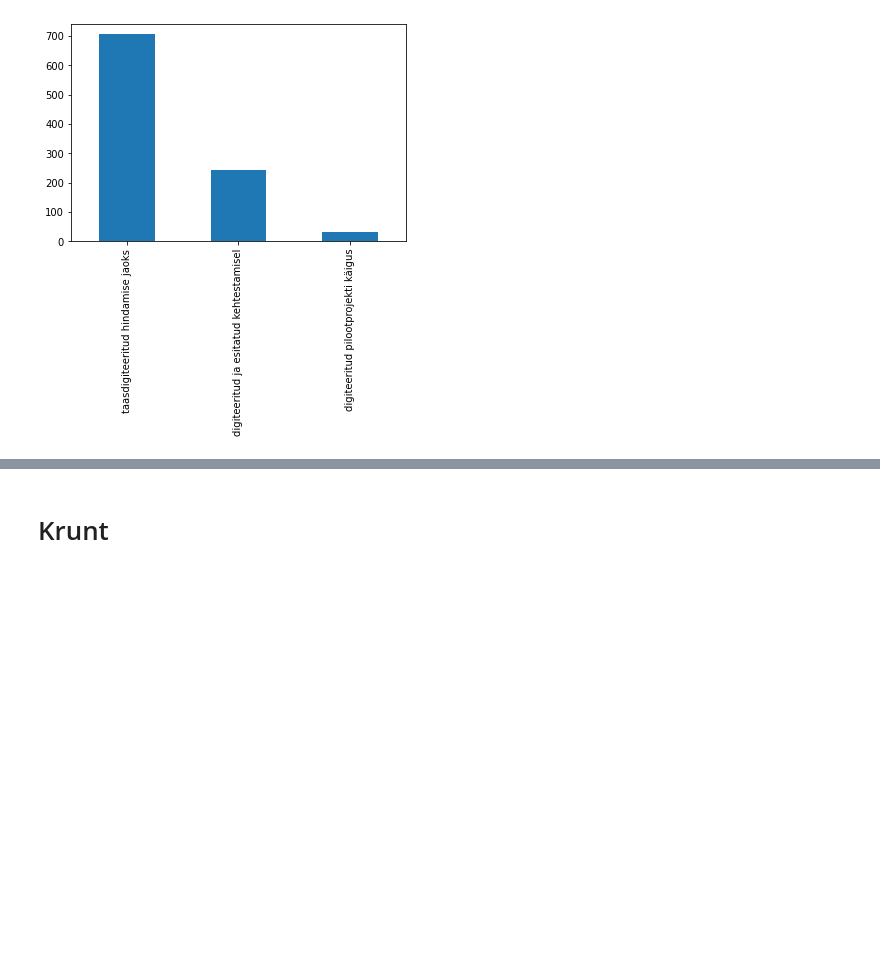
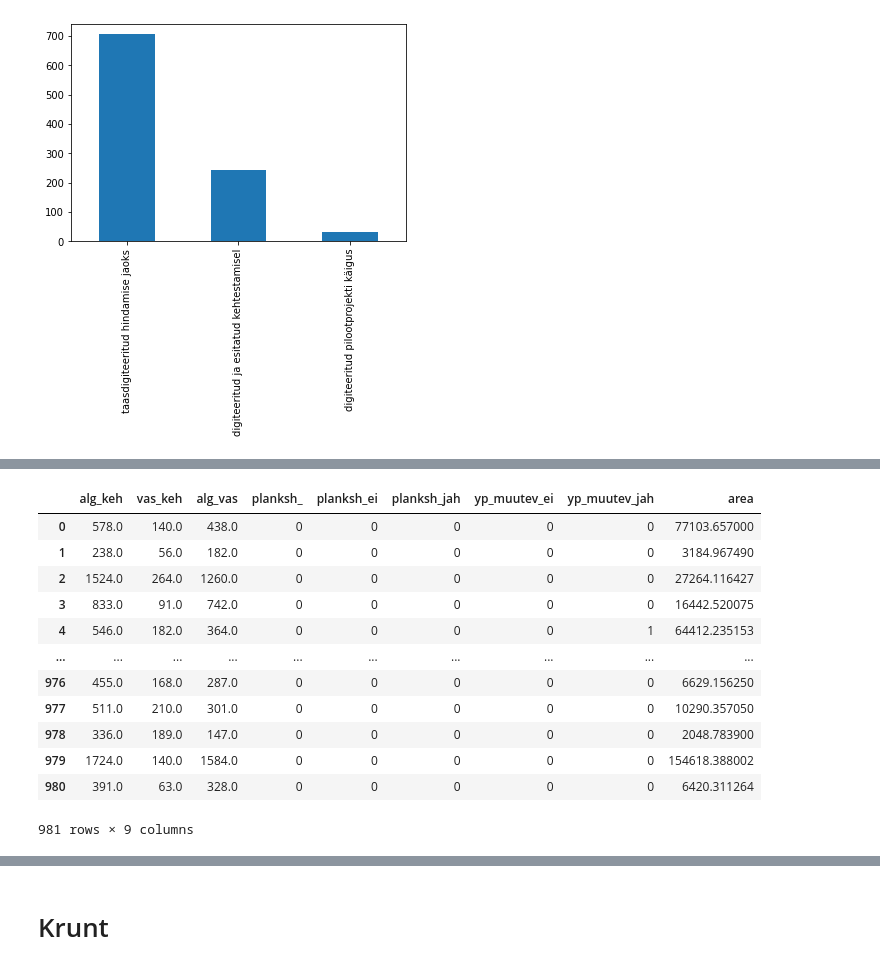
Before and after one commit to taavip/MAPlaneeringud, a Jupyter notebook: plan_analyys.ipynb, the cells around one changed output, grey strips where cells are left out. Cells and saved outputs as stored; diff of their text form; code cells hidden in the pictures; blank space fills up the shorter version.

```diff
--- a/plan_analyys.ipynb
+++ b/plan_analyys.ipynb
@@ -155,0 +205,16 @@ data.yp_muutev = data.yp_muutev.replace({'1': 'jah'})
+# %%
+df[['alg_keh','vas_keh','alg_vas','planksh_','planksh_ei','planksh_jah','yp_muutev_ei','yp_muutev_jah','area']].fillna(0)
+# %% [output]
+|  | alg_keh | vas_keh | alg_vas | planksh_ | planksh_ei | planksh_jah | yp_muutev_ei | yp_muutev_jah | area |
+| 0 | 578.0 | 140.0 | 438.0 | 0 | 0 | 0 | 0 | 0 | 77103.657000 |
+| 1 | 238.0 | 56.0 | 182.0 | 0 | 0 | 0 | 0 | 0 | 3184.967490 |
+| 2 | 1524.0 | 264.0 | 1260.0 | 0 | 0 | 0 | 0 | 0 | 27264.116427 |
+| 3 | 833.0 | 91.0 | 742.0 | 0 | 0 | 0 | 0 | 0 | 16442.520075 |
+| 4 | 546.0 | 182.0 | 364.0 | 0 | 0 | 0 | 0 | 1 | 64412.235153 |
+| ... | ... | ... | ... | ... | ... | ... | ... | ... | ... |
+| 976 | 455.0 | 168.0 | 287.0 | 0 | 0 | 0 | 0 | 0 | 6629.156250 |
+| 977 | 511.0 | 210.0 | 301.0 | 0 | 0 | 0 | 0 | 0 | 10290.357050 |
+| 978 | 336.0 | 189.0 | 147.0 | 0 | 0 | 0 | 0 | 0 | 2048.783900 |
+| 979 | 1724.0 | 140.0 | 1584.0 | 0 | 0 | 0 | 0 | 0 | 154618.388002 |
+| 980 | 391.0 | 63.0 | 328.0 | 0 | 0 | 0 | 0 | 0 | 6420.311264 |
+981 rows × 9 columns
```
Also changed, not shown: parts of 16 cells of this notebook.
